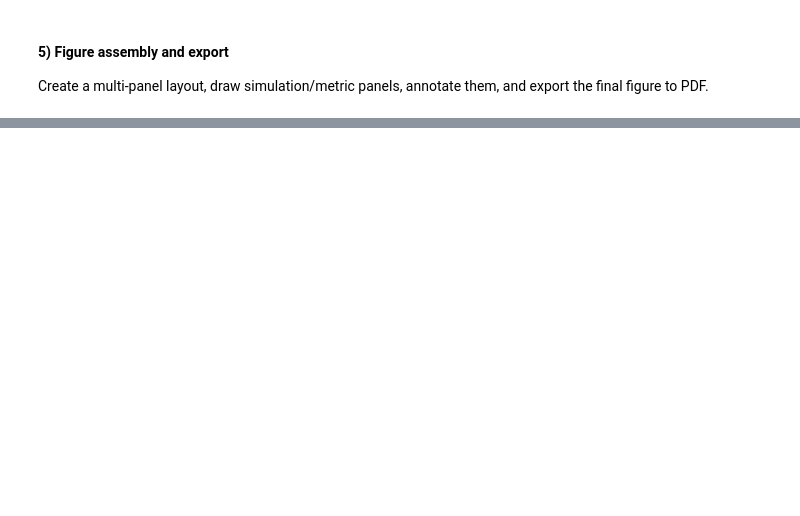
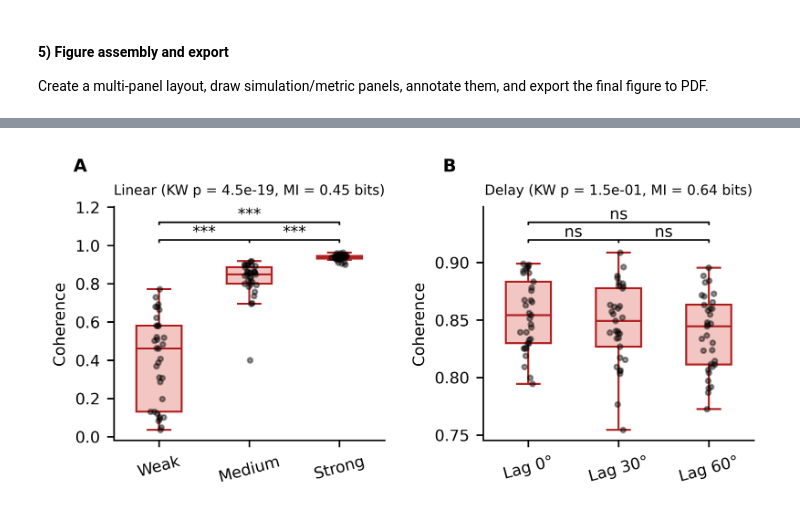
Before and after one commit to brainets/neopid, a Jupyter notebook: notebooks/Figure1.ipynb, the cells around one changed output, grey strips where cells are left out. Cells and saved outputs as stored; diff of their text form; code cells hidden in the pictures; blank space fills up the shorter version.

```diff
--- a/notebooks/Figure1.ipynb
+++ b/notebooks/Figure1.ipynb
@@ -327,0 +386,8 @@ The time series of the simulated dynamical system are represented by their insta
+# %%
+CS = np.linspace(0.1, 10, ntrials)
+
+CS_fixed = 5.0
+lag_degrees = {"Lag 0°": 0.0, "Lag 30°": 30.0, "Lag 60°": 60.0}
+lag_delays_s = {
+    name: np.deg2rad(deg) / (2 * np.pi * f) for name, deg in lag_degrees.items()
+}
@@ -327,0 +430,8 @@ The time series of the simulated dynamical system are represented by their insta
+# %%
+# Complex Morlet wavelet coefficients for both panels' ground-truth datasets.
+W_gt = tfr_array_morlet(
+    data_gt, fs, freqs, n_cycles=freqs / 4, output="complex", verbose=None,
+)
+W_delay = tfr_array_morlet(
+    data_delay, fs, freqs, n_cycles=freqs / 4, output="complex", verbose=None,
+)
@@ -327,0 +550,69 @@ The time series of the simulated dynamical system are represented by their insta
+# %%
+def sig_label(p):
+    if p < 0.001:
+        return "***"
+    if p < 0.01:
+        return "**"
+    if p < 0.05:
+        return "*"
+    return "ns"
+
+regressor_by_regime = {"Linear": CS, "Delay": lag_label}
+regressor_label = {"Linear": "CS", "Delay": "Lag [°]"}
+trial_idx = np.arange(ntrials)
+
+fig1s = plt.figure(figsize=(5.2, 2.6), dpi=600)
+rng_jitter = np.random.default_rng(0)
+axes1s = []
+
+for i, regime in enumerate(["Linear", "Delay"]):
+    ax = fig1s.add_subplot(1, 2, i + 1)
+    axes1s.append(ax)
+    coh_by_group = coh_by_regime[regime]
+    pairwise_p = pairwise_p_by_regime[regime]
+    pairs = pairs_by_regime[regime]
+    names = list(coh_by_group.keys())
+    box_data = [coh_by_group[n] for n in names]
+
+    bp = ax.boxplot(box_data, tick_labels=names, widths=0.5, showfliers=False, patch_artist=True)
+    for patch in bp["boxes"]:
+        patch.set_facecolor("#f2c6c2")
+        patch.set_edgecolor("firebrick")
+    for element in ["whiskers", "caps", "medians"]:
+        for line in bp[element]:
+            line.set_color("firebrick")
+    ax.tick_params(axis="x", labelrotation=15)
+
+    for j, n in enumerate(names):
+        x = rng_jitter.normal(j + 1, 0.04, size=len(coh_by_group[n]))
+        ax.scatter(x, coh_by_group[n], s=6, color="k", alpha=0.4, zorder=3)
+
+    ax.set_ylabel("Coherence")
+    ax.set_title(
+        f"{regime} (KW p = {kw_results[regime][1]:.1e}, MI = {mi_by_regime[regime]:.2f} bits)",
+        fontsize=SMALL_SIZE - 1,
+    )
+    [ax.spines[key].set_visible(False) for key in ["top", "right"]]
+
+    # Significance brackets
+    y_max = max(v.max() for v in coh_by_group.values())
+    y_min = min(v.min() for v in coh_by_group.values())
+    y_range = y_max - y_min
+    bracket_specs = [(1, 2, 0.06), (2, 3, 0.06), (1, 3, 0.16)]
+
+    for (a, b), (x1, x2, h_mult) in zip(pairs, bracket_specs):
+        y = y_max + h_mult * y_range
+        tick = 0.012 * y_range
+        ax.plot([x1, x1, x2, x2], [y, y + tick, y + tick, y], color="k", lw=0.8)
+        ax.text((x1 + x2) / 2, y + tick, sig_label(pairwise_p[(a, b)]),
+                ha="center", va="bottom", fontsize=SMALL_SIZE)
+
+    ax.set_ylim(top=y_max + 0.26 * y_range)
+
+
+plot.add_panel_letters(fig1s, axes=axes1s, fontsize=MEDIUM_SIZE, xpos=-0.15, ypos=1.15)
+
+plt.tight_layout()
+plt.savefig("../figures/Figure1S.pdf")
+# %% [output]
+[figure, added]
```
Also changed, not shown: parts of 13 cells of this notebook, 6 other files.
